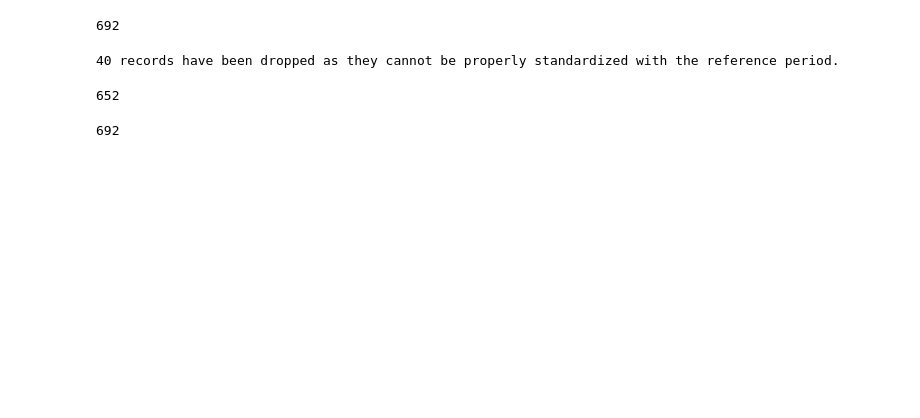
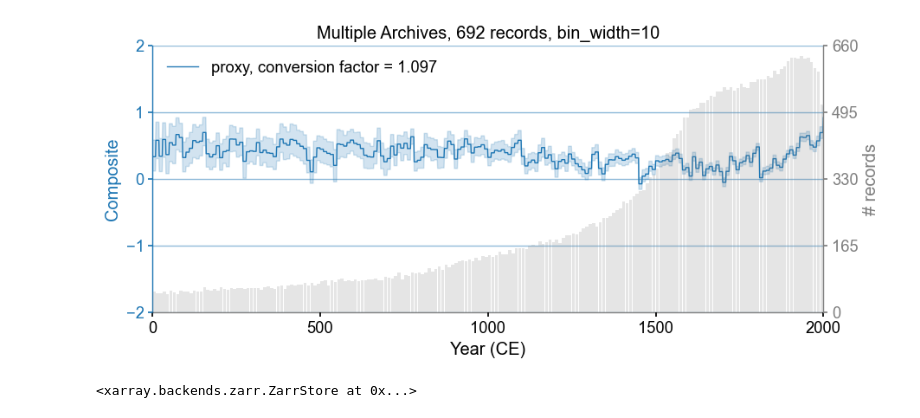
Before and after one commit to fzhu2e/cfr, a Jupyter notebook: docs/_sources/notebooks/tmp.ipynb, the cells around one changed output. Drawn from its saved outputs; the diff is of its cells as text; code cells hidden in the pictures; blank space fills up the shorter version.

Commit message:
Update ProxyDatabase.make_composite()

```diff
--- a/docs/_sources/notebooks/tmp.ipynb
+++ b/docs/_sources/notebooks/tmp.ipynb
@@ -19,13 +9,2 @@ pdb.center(ref_period=[1850, 2000], verbose=True).nrec
-# %%
-pdb.center(ref_period=[1850, 2000], verbose=True, force=True).nrec
-# %% [output]
-692
-# %%
-pdb.standardize(ref_period=[1850, 2000], verbose=True).nrec
-# %% [output]
-40 records have been dropped as they cannot be properly standardized with the reference period.
-652
-# %%
-pdb.center(ref_period=[1850, 2000], verbose=True, force=True).nrec
-# %% [output]
-692
+# %%
+pdb = pdb.slice([1, 2000]).annualize()
@@ -31,0 +13,4 @@ pdb.center(ref_period=[1850, 2000], verbose=True, force=True).nrec
+# %%
+fig, ax = pdb.plot_composite()
+# %% [output]
+[figure, added]
@@ -31,0 +43,9 @@ pdb.center(ref_period=[1850, 2000], verbose=True, force=True).nrec
+# %%
+ds = xr.open_dataset('./data/HadCRUT4.6_GraphEM_median.nc')
+encoding = {var: {'dtype': 'int32', 'zlib': True, 'complevel': 4, 'shuffle': True, 'fletcher32': True} for var in ds.variables}
+ds_new = ds.copy(deep=True)
+ds_new.encoding.update(encoding)
+ds_new.to_netcdf('./data/test.nc')
+ds_new.to_zarr('./data/test.zarr')
+# %% [output]
+<xarray.backends.zarr.ZarrStore at 0x...>
```
Also changed, not shown: parts of 8 cells of this notebook, 27 other files.
